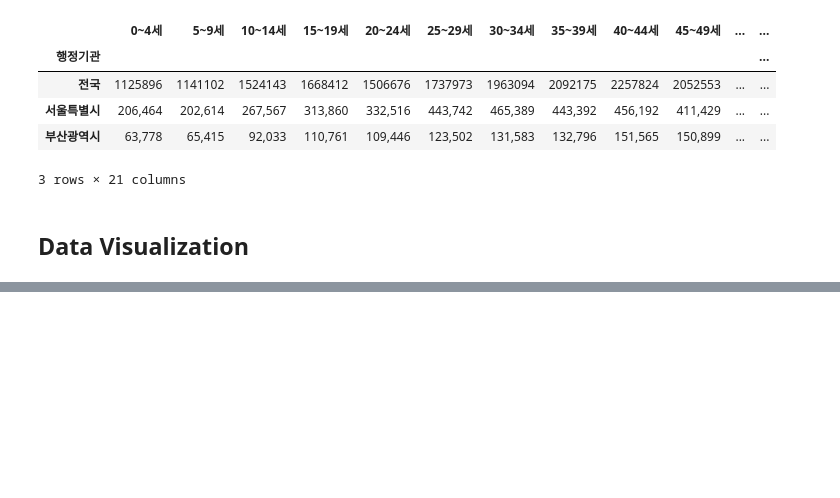
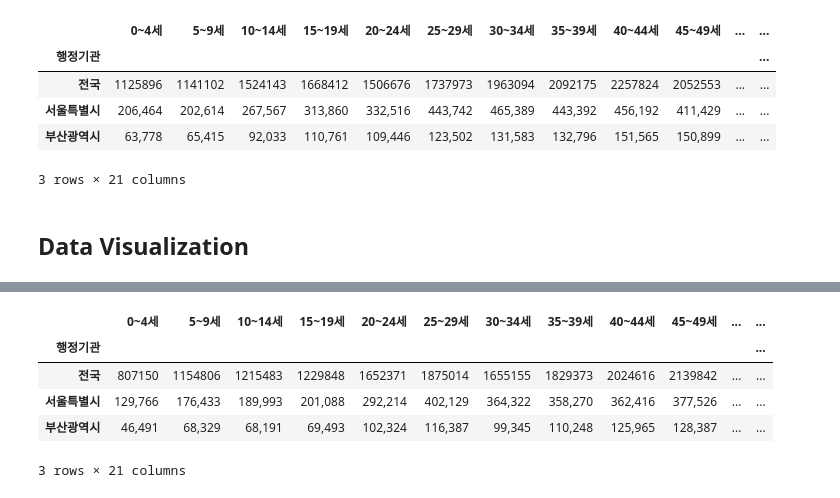
Before and after one commit to wonhee3472/Population_Data_Visualization, a Jupyter notebook: Korean_Population_Pyramid.ipynb, the cells around one changed output, grey strips where cells are left out. Saved outputs shown, nothing was run; the diff lists cells and outputs as text; code cells hidden in the pictures; blank space fills up the shorter version.

```diff
--- a/Korean_Population_Pyramid.ipynb
+++ b/Korean_Population_Pyramid.ipynb
@@ -84,0 +94,9 @@ plt.barh(df_m.columns, df_m.iloc[0]//1000) # Unit by 1,000
+# %%
+df_m_2.head(3)
+# %% [output]
+|  | 0~4세 | 5~9세 | 10~14세 | 15~19세 | 20~24세 | 25~29세 | 30~34세 | 35~39세 | 40~44세 | 45~49세 | ... | ... |
+| 행정기관 |  |  |  |  |  |  |  |  |  |  |  | ... |
+| 전국 | 807150 | 1154806 | 1215483 | 1229848 | 1652371 | 1875014 | 1655155 | 1829373 | 2024616 | 2139842 | ... | ... |
+| 서울특별시 | 129,766 | 176,433 | 189,993 | 201,088 | 292,214 | 402,129 | 364,322 | 358,270 | 362,416 | 377,526 | ... | ... |
+| 부산광역시 | 46,491 | 68,329 | 68,191 | 69,493 | 102,324 | 116,387 | 99,345 | 110,248 | 125,965 | 128,387 | ... | ... |
+3 rows × 21 columns
```
Also changed, not shown: parts of 4 cells of this notebook, 3 other files.
